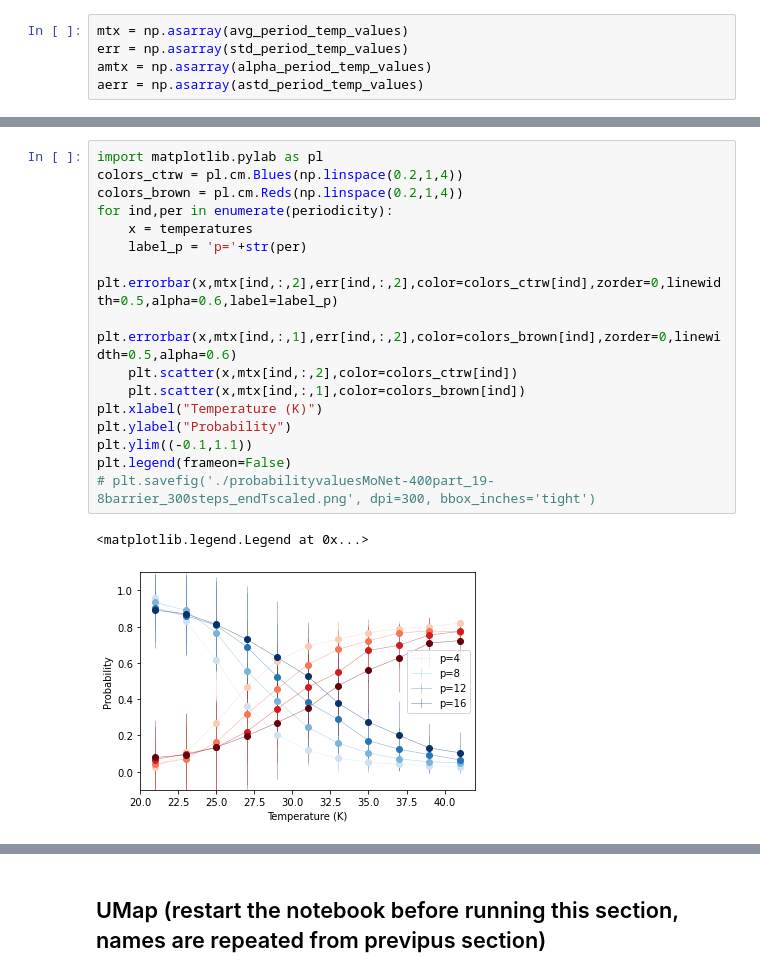
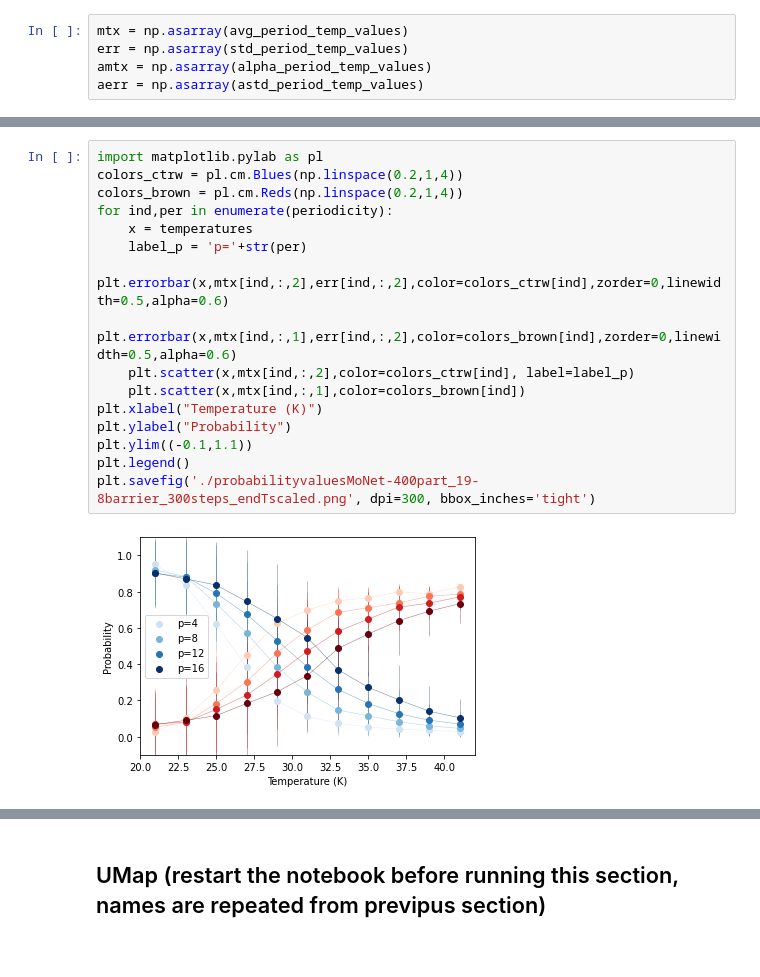
Before and after one commit to asaiacai/moire_walk, a Jupyter notebook: visualize.ipynb, the cells around one changed output, grey strips where cells are left out. Saved outputs shown, nothing was run; the diff lists cells and outputs as text.

```diff
--- a/visualize.ipynb
+++ b/visualize.ipynb
@@ -417,22 +457,21 @@ plt.ylim((-0.1,1.1))
 # %%
 import matplotlib.pylab as pl
 colors_ctrw = pl.cm.Blues(np.linspace(0.2,1,4))
 colors_brown = pl.cm.Reds(np.linspace(0.2,1,4))
 for ind,per in enumerate(periodicity):
     x = temperatures
     label_p = 'p='+str(per)
-    plt.errorbar(x,mtx[ind,:,2],err[ind,:,2],color=colors_ctrw[ind],zorder=0,linewidth=0.5,alpha=0.6,label=label_p)
+    plt.errorbar(x,mtx[ind,:,2],err[ind,:,2],color=colors_ctrw[ind],zorder=0,linewidth=0.5,alpha=0.6)
     plt.errorbar(x,mtx[ind,:,1],err[ind,:,2],color=colors_brown[ind],zorder=0,linewidth=0.5,alpha=0.6)
-    plt.scatter(x,mtx[ind,:,2],color=colors_ctrw[ind])
+    plt.scatter(x,mtx[ind,:,2],color=colors_ctrw[ind], label=label_p)
     plt.scatter(x,mtx[ind,:,1],color=colors_brown[ind])
 plt.xlabel("Temperature (K)")
 plt.ylabel("Probability")
 plt.ylim((-0.1,1.1))
-plt.legend(frameon=False)
-# plt.savefig('./probabilityvaluesMoNet-400part_19-8barrier_300steps_endTscaled.png', dpi=300, bbox_inches='tight')
+plt.legend()
+plt.savefig('./probabilityvaluesMoNet-400part_19-8barrier_300steps_endTscaled.png', dpi=300, bbox_inches='tight')
 # %% [output]
-<matplotlib.legend.Legend at 0x...>
-[figure, old version]
+[figure, new version]
 # %%
 import matplotlib.pylab as pl
 colors_ctrw = pl.cm.Blues(np.linspace(0.2,1,4))
```
Also changed, not shown: parts of 7 cells of this notebook, 3 other files.
